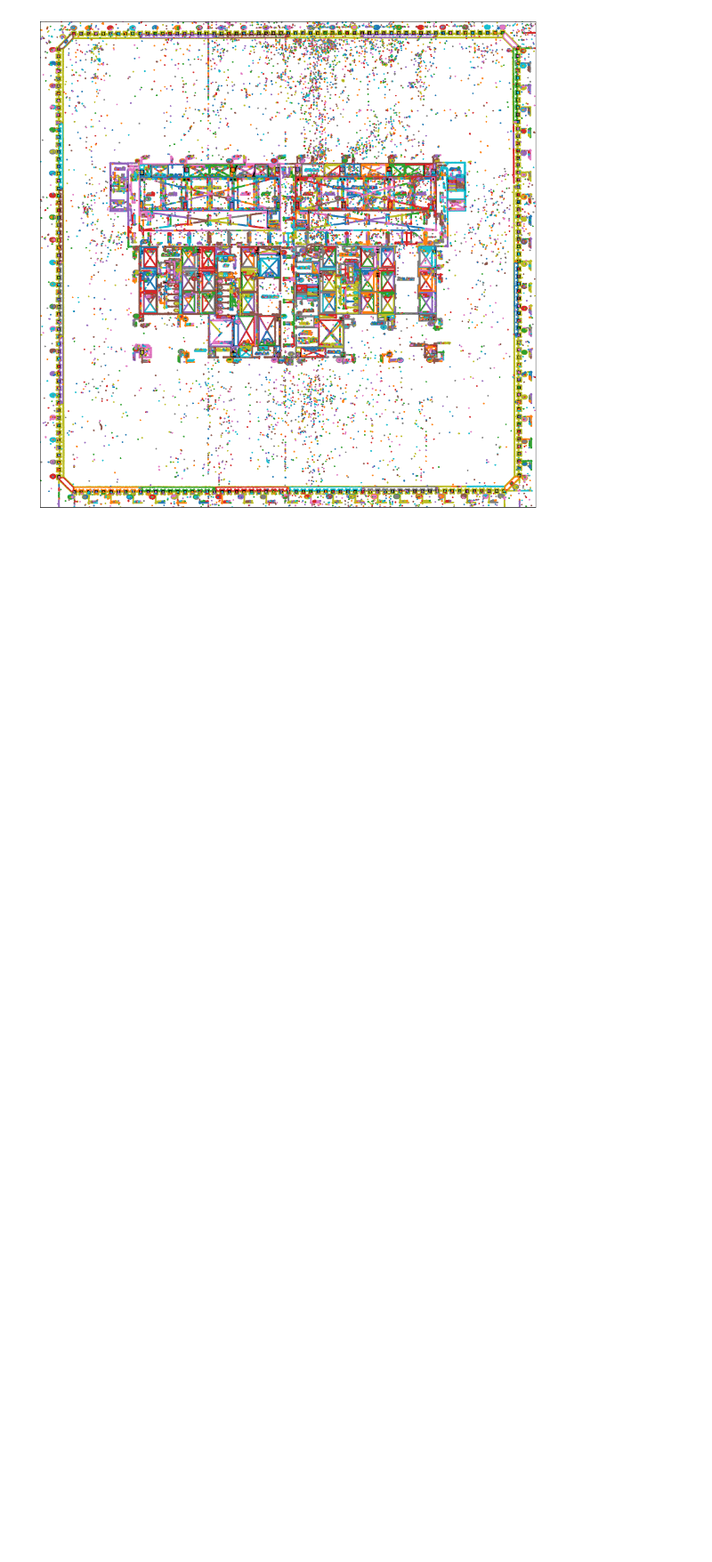
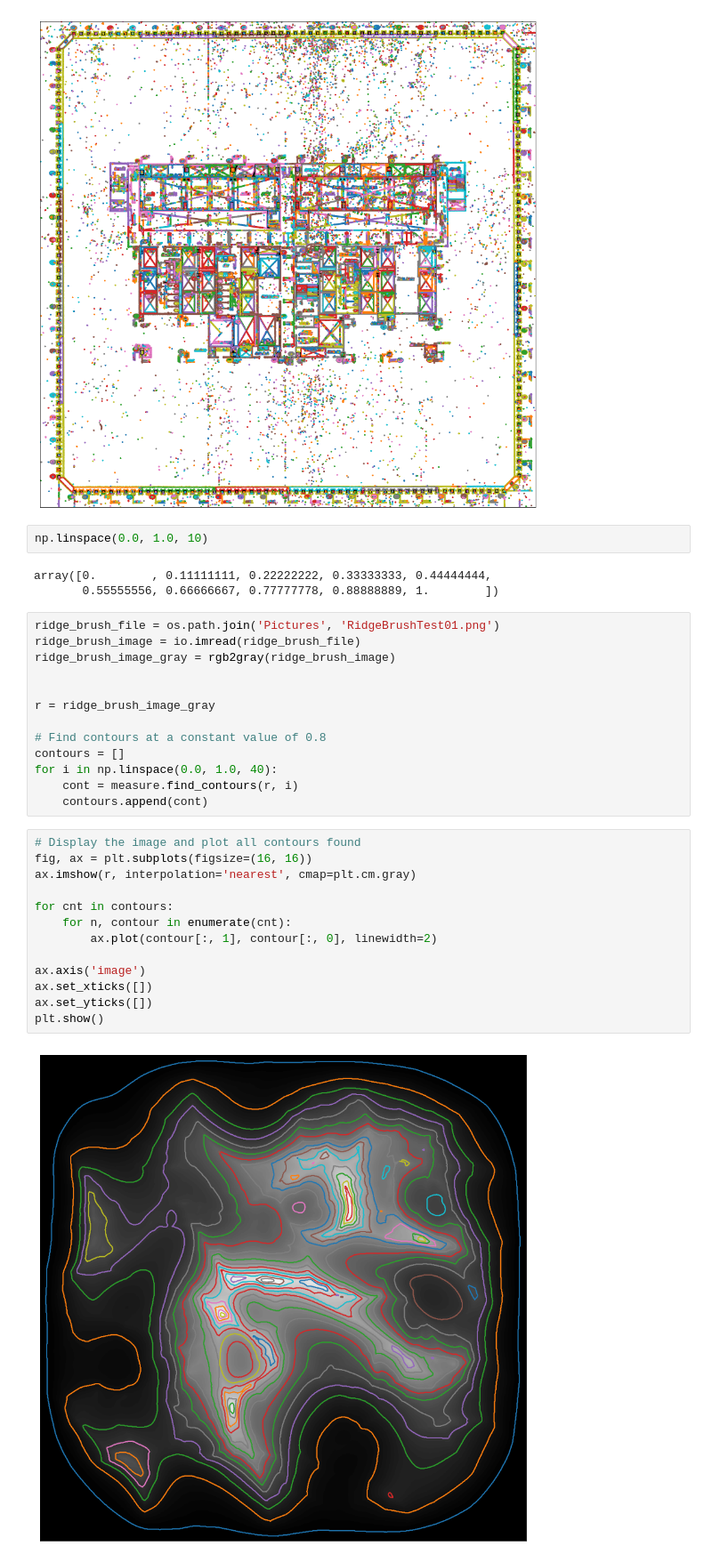
Before and after one commit to TristanHehnen/Notebooks, a Jupyter notebook: ImageProcessing/EdgeDetection.ipynb, the cells around one changed output. Shown at 89% size. Saved outputs shown, nothing was run; the diff lists cells and outputs as text; blank space fills up the shorter version.

Commit message:
Update on contour finding.

```diff
--- a/ImageProcessing/EdgeDetection.ipynb
+++ b/ImageProcessing/EdgeDetection.ipynb
@@ -277,3 +277,36 @@ ax.set_yticks([])
 plt.show()
 # %% [output]
 [figure]
+# %%
+np.linspace(0.0, 1.0, 10)
+# %% [output]
+array([0.        , 0.11111111, 0.22222222, 0.33333333, 0.44444444,
+       0.55555556, 0.66666667, 0.77777778, 0.88888889, 1.        ])
+# %%
+ridge_brush_file = os.path.join('Pictures', 'RidgeBrushTest01.png')
+ridge_brush_image = io.imread(ridge_brush_file)
+ridge_brush_image_gray = rgb2gray(ridge_brush_image)
+
+
+r = ridge_brush_image_gray
+
+# Find contours at a constant value of 0.8
+contours = []
+for i in np.linspace(0.0, 1.0, 40):
+    cont = measure.find_contours(r, i)
+    contours.append(cont)
+# %%
+# Display the image and plot all contours found
+fig, ax = plt.subplots(figsize=(16, 16))
+ax.imshow(r, interpolation='nearest', cmap=plt.cm.gray)
+
+for cnt in contours:
+    for n, contour in enumerate(cnt):
+        ax.plot(contour[:, 1], contour[:, 0], linewidth=2)
+
+ax.axis('image')
+ax.set_xticks([])
+ax.set_yticks([])
+plt.show()
+# %% [output]
+[figure, added]
```
